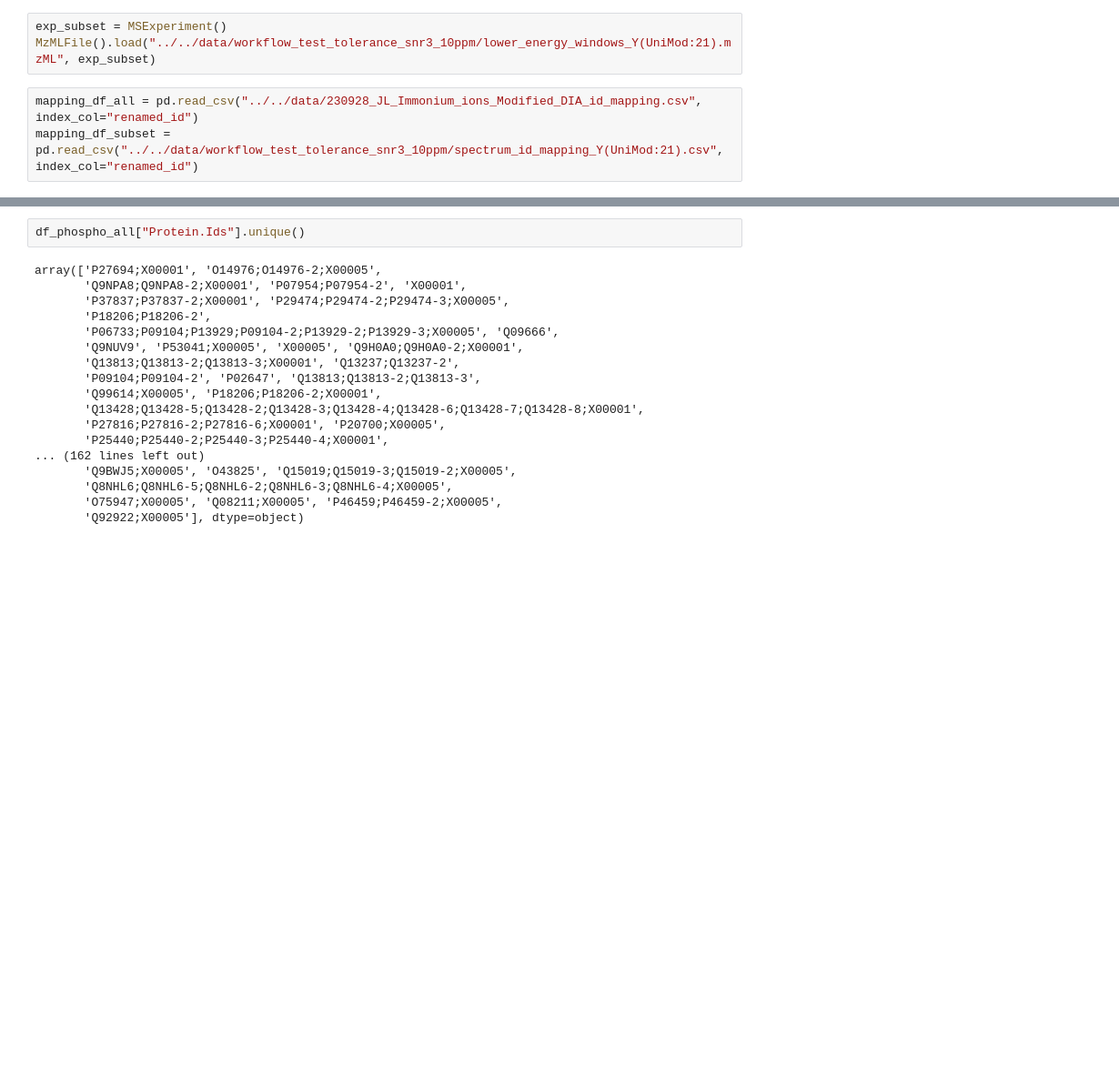
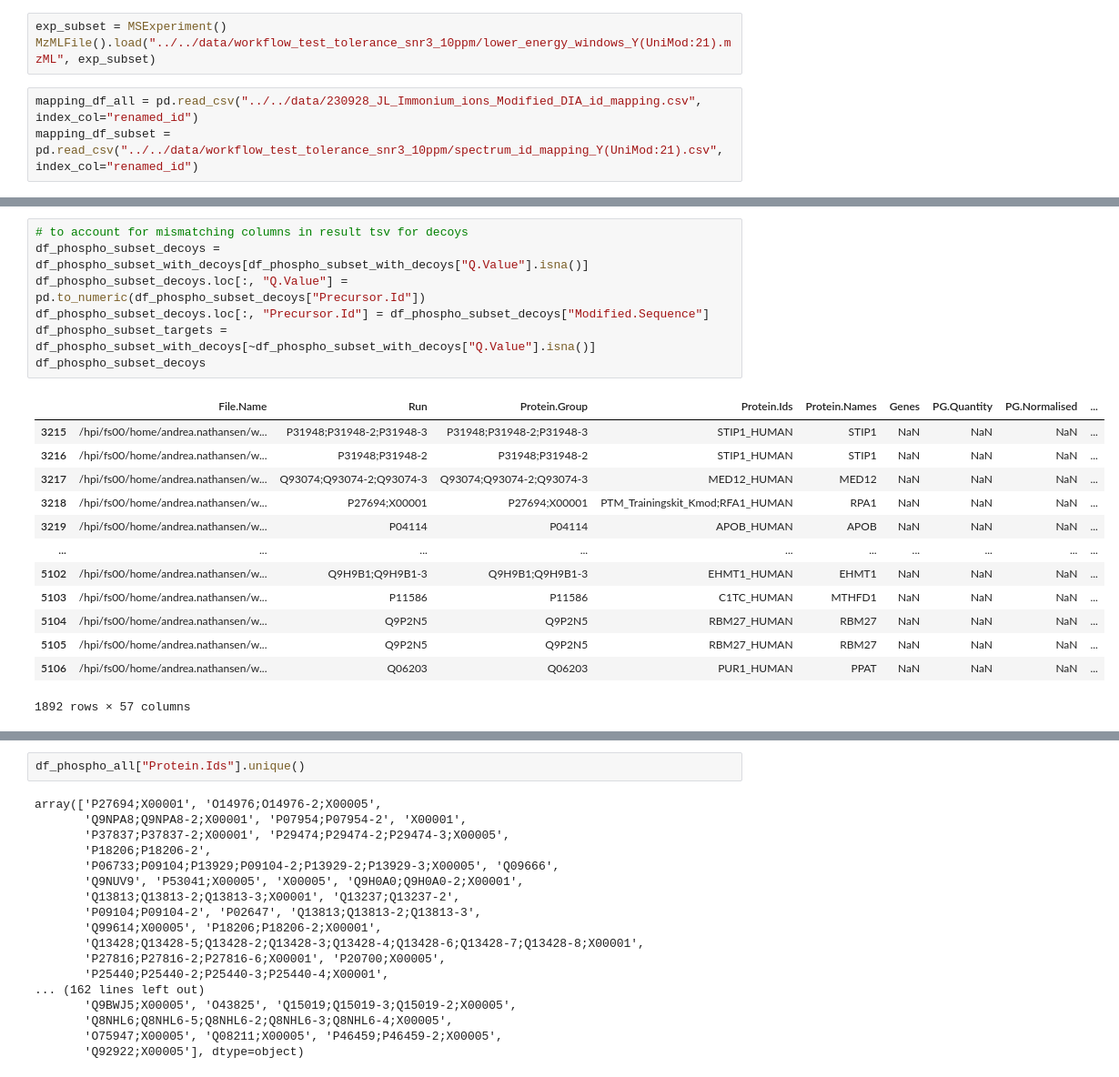
Before and after one commit to cschlaffner/PTMsearch, a Jupyter notebook: notebooks/diann_result_filtered_fdr.ipynb, the cells around one changed output, grey strips where cells are left out. Shown at 91% size. Saved outputs shown, nothing was run; the diff lists cells and outputs as text; blank space fills up the shorter version.

```diff
--- a/notebooks/diann_result_filtered_fdr.ipynb
+++ b/notebooks/diann_result_filtered_fdr.ipynb
@@ -26,0 +49,21 @@ df_phospho_subset = get_df_with_original_id_mapped(pd.read_csv("../../data/diann
+# %%
+# to account for mismatching columns in result tsv for decoys
+df_phospho_subset_decoys = df_phospho_subset_with_decoys[df_phospho_subset_with_decoys["Q.Value"].isna()]
+df_phospho_subset_decoys.loc[:, "Q.Value"] = pd.to_numeric(df_phospho_subset_decoys["Precursor.Id"])
+df_phospho_subset_decoys.loc[:, "Precursor.Id"] = df_phospho_subset_decoys["Modified.Sequence"]
+df_phospho_subset_targets = df_phospho_subset_with_decoys[~df_phospho_subset_with_decoys["Q.Value"].isna()]
+df_phospho_subset_decoys
+# %% [output]
+|  | File.Name | Run | Protein.Group | Protein.Ids | Protein.Names | Genes | PG.Quantity | PG.Normalised | ... |
+| 3215 | /hpi/fs00/home/andrea.nathansen/w... | P31948;P31948-2;P31948-3 | P31948;P31948-2;P31948-3 | STIP1_HUMAN | STIP1 | NaN | NaN | NaN | ... |
+| 3216 | /hpi/fs00/home/andrea.nathansen/w... | P31948;P31948-2 | P31948;P31948-2 | STIP1_HUMAN | STIP1 | NaN | NaN | NaN | ... |
+| 3217 | /hpi/fs00/home/andrea.nathansen/w... | Q93074;Q93074-2;Q93074-3 | Q93074;Q93074-2;Q93074-3 | MED12_HUMAN | MED12 | NaN | NaN | NaN | ... |
+| 3218 | /hpi/fs00/home/andrea.nathansen/w... | P27694;X00001 | P27694;X00001 | PTM_Trainingskit_Kmod;RFA1_HUMAN | RPA1 | NaN | NaN | NaN | ... |
+| 3219 | /hpi/fs00/home/andrea.nathansen/w... | P04114 | P04114 | APOB_HUMAN | APOB | NaN | NaN | NaN | ... |
+| ... | ... | ... | ... | ... | ... | ... | ... | ... | ... |
+| 5102 | /hpi/fs00/home/andrea.nathansen/w... | Q9H9B1;Q9H9B1-3 | Q9H9B1;Q9H9B1-3 | EHMT1_HUMAN | EHMT1 | NaN | NaN | NaN | ... |
+| 5103 | /hpi/fs00/home/andrea.nathansen/w... | P11586 | P11586 | C1TC_HUMAN | MTHFD1 | NaN | NaN | NaN | ... |
+| 5104 | /hpi/fs00/home/andrea.nathansen/w... | Q9P2N5 | Q9P2N5 | RBM27_HUMAN | RBM27 | NaN | NaN | NaN | ... |
+| 5105 | /hpi/fs00/home/andrea.nathansen/w... | Q9P2N5 | Q9P2N5 | RBM27_HUMAN | RBM27 | NaN | NaN | NaN | ... |
+| 5106 | /hpi/fs00/home/andrea.nathansen/w... | Q06203 | Q06203 | PUR1_HUMAN | PPAT | NaN | NaN | NaN | ... |
+1892 rows × 57 columns
```
Also changed, not shown: parts of 6 cells of this notebook, 6 other files.
